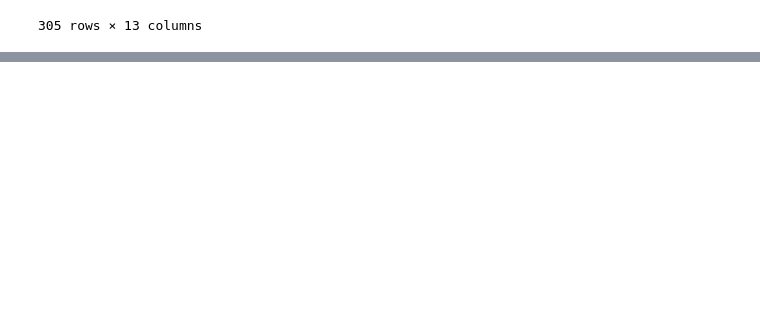
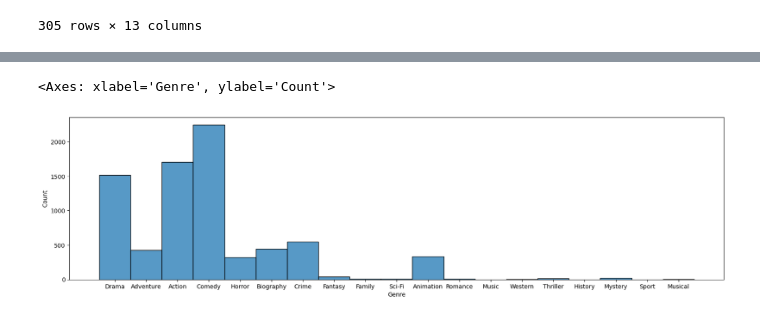
Before and after one commit to Derek15235/Data-Analysis, a Jupyter notebook: dataanalysis.ipynb, the cells around one changed output, grey strips where cells are left out. Drawn from its saved outputs; the diff is of its cells as text; code cells hidden in the pictures; blank space fills up the shorter version.

```diff
--- a/dataanalysis.ipynb
+++ b/dataanalysis.ipynb
@@ -138,0 +168,7 @@ df.loc[df.duplicated(["Name"], keep=False)].sort_values(["Name"])
+# %%
+# Amount of Genres
+plt.figure(figsize=(20,5))
+sns.histplot(data=df, x="Genre")
+# %% [output]
+<Axes: xlabel='Genre', ylabel='Count'>
+[figure, added]
```
Also changed, not shown: parts of 16 cells of this notebook.
